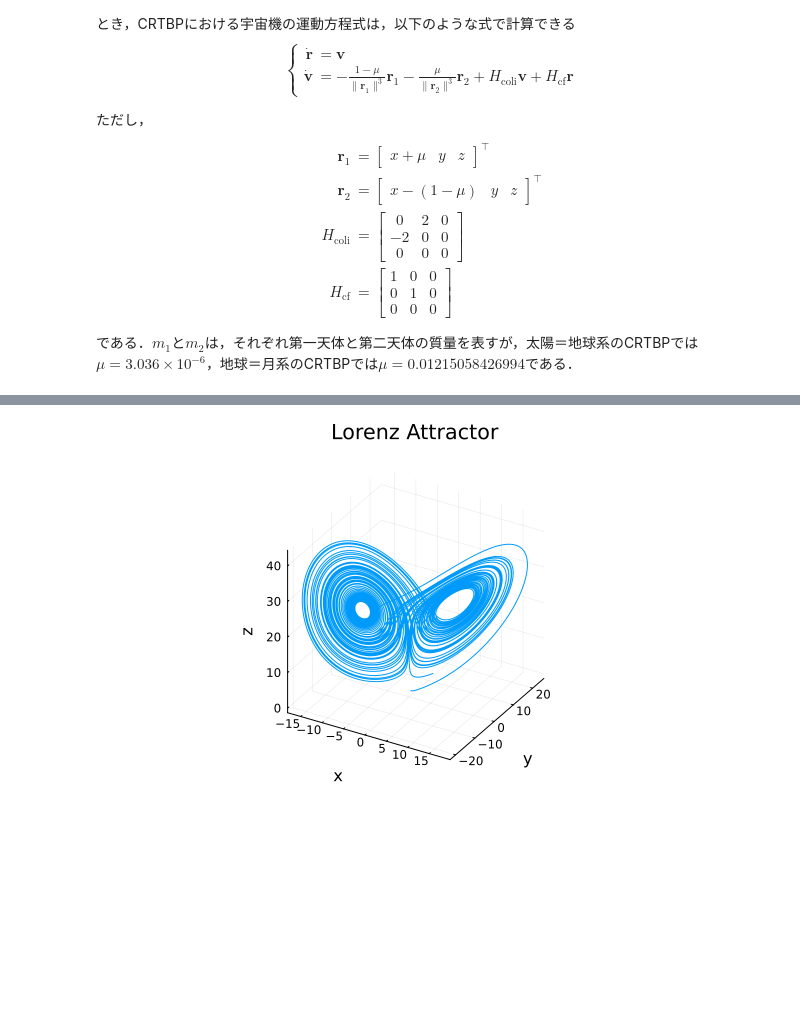
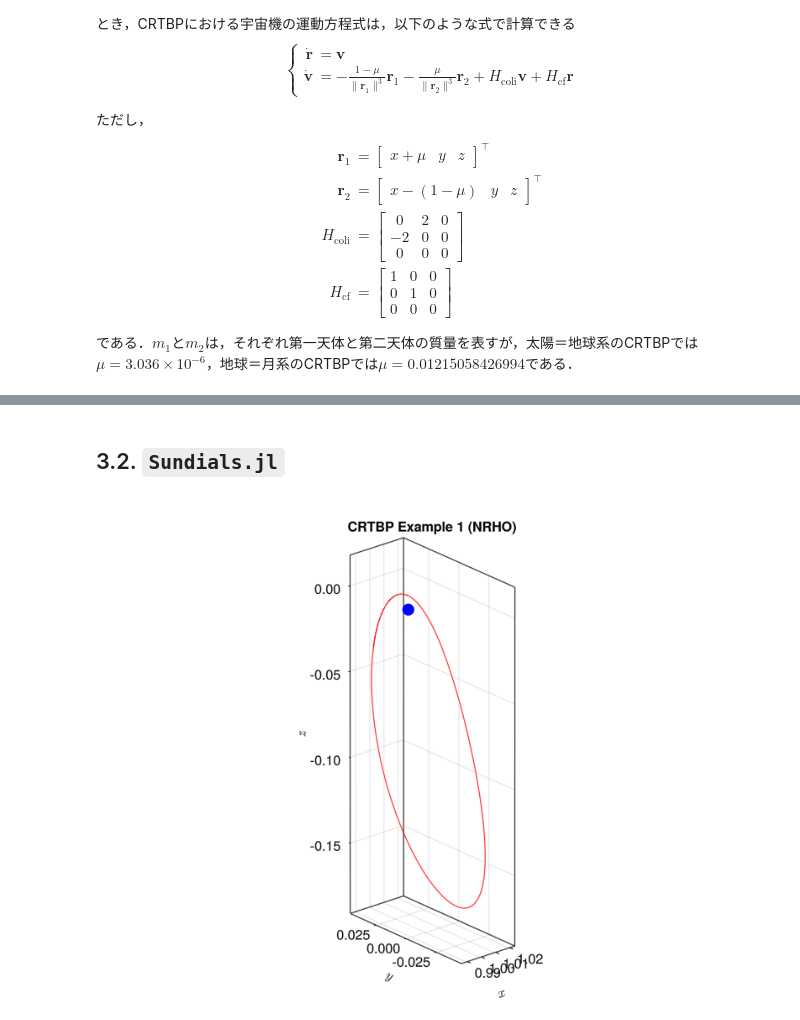
Before and after one commit to naoyaozaki/CRTBP.jl, a Jupyter notebook: work/ode_example.ipynb, the cells around one changed output, grey strips where cells are left out. Drawn from its saved outputs; the diff is of its cells as text; code cells hidden in the pictures; blank space fills up the shorter version.

```diff
--- a/work/ode_example.ipynb
+++ b/work/ode_example.ipynb
@@ -127,18 +106,25 @@ fig
-# %%
-using Sundials
-using Plots
-
-function lorenz(du, u, p, t)
-    du[1] = 10.0(u[2] - u[1])
-    du[2] = u[1] * (25.0 - u[3]) - u[2]
-    du[3] = u[1] * u[2] - (7 / 3) * u[3]
-end
-u0 = [0.0; 1.01; 0.0]
-tspan = (0.0, 100.0)
-prob = ODEProblem(lorenz, u0, tspan)
-sol = solve(prob, Tsit5(), reltol=1e-8, abstol=1e-8)
-
-plot(sol, vars=(1, 2, 3), title="Lorenz Attractor",
-    xlabel="x", ylabel="y", zlabel="z", label="")
-# %% [output]
-[figure, removed]
+# %% [markdown]
+## 3.2. `Sundials.jl`
+# %%
+import Sundials
+const ode = Sundials
+using GLMakie
+Makie.inline!(true)
+
+# 問題定義
+x0 = [0.987384153663276, 0.0, 0.008372273063008, 0.0, 1.67419265037912, 0.0]
+tspan = (0.0, 0.5*pi)
+μ = 0.01215058426994
+prob = ode.ODEProblem(eom_crtbp!, x0, tspan, μ)
+
+# 計算
+sol = ode.solve(prob, ode.CVODE_Adams(), reltol=1e-12, abstol=1e-12)
+
+# 描画
+fig = Figure()
+ax = Axis3(fig[1, 1]; aspect=:data, perspectiveness=0.0,title="CRTBP Example 1 (NRHO)",xlabel = L"x", ylabel = L"y", zlabel=L"z")
+scatterlines!(ax, 1-μ, 0, 0; markersize=20, color=:blue)
+lines!(ax, sol[1, :], sol[2, :], sol[3, :], linewidth=1, color=:red)
+fig
+# %% [output]
+[figure, added]
```
Also changed, not shown: parts of 6 cells of this notebook.
